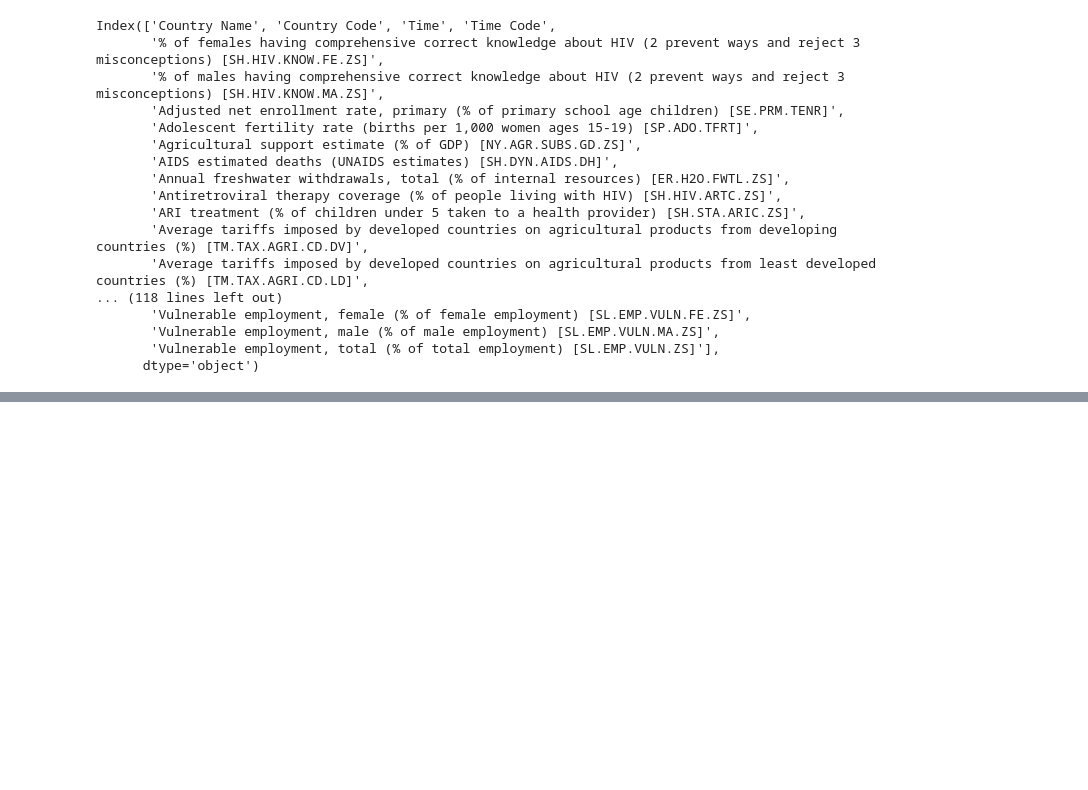
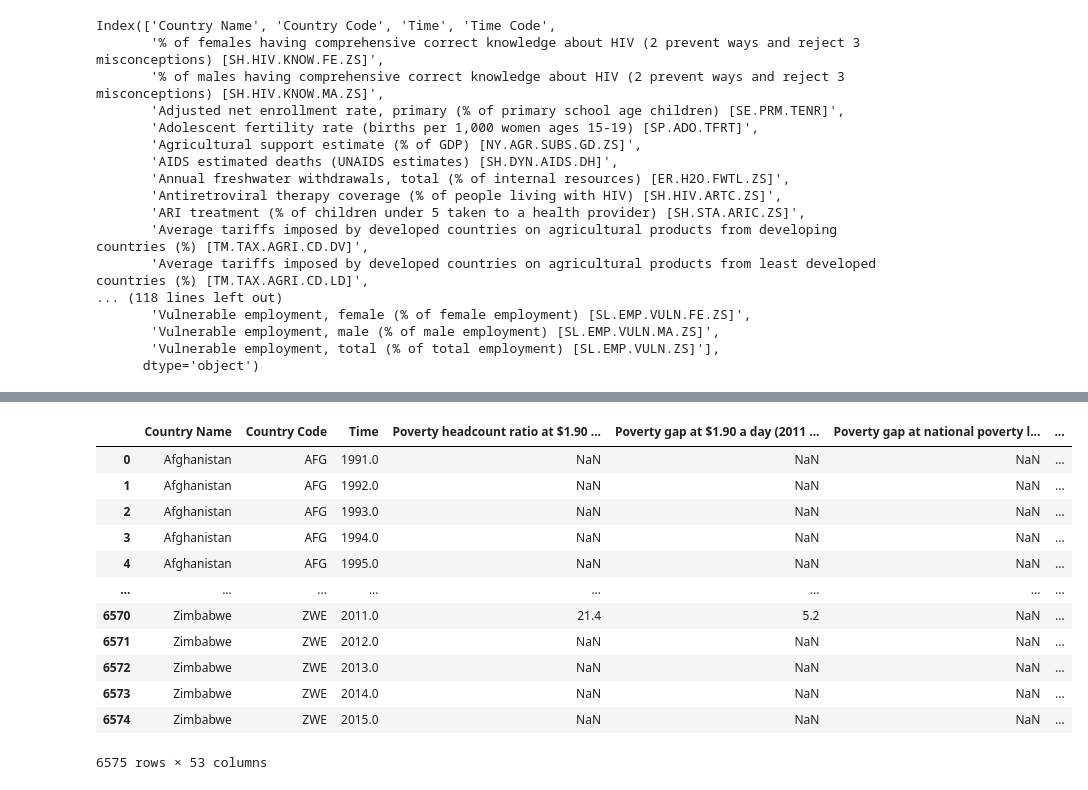
Before and after one commit to naufalahmadd/MDGs_EDA, a Jupyter notebook: Exploratory Data Analysis_Millennium Development Goals.ipynb, the cells around one changed output, grey strips where cells are left out. Drawn from its saved outputs; the diff is of its cells as text; code cells hidden in the pictures; blank space fills up the shorter version.

```diff
--- a/Exploratory Data Analysis_Millennium Development Goals.ipynb
+++ b/Exploratory Data Analysis_Millennium Development Goals.ipynb
@@ -122,2 +126,18 @@ print(df.isnull().sum().sum())
 0
 172842
+# %%
+df
+# %% [output]
+|  | Country Name | Country Code | Time | Poverty headcount ratio at $1.90 ... | Poverty gap at $1.90 a day (2011 ... | Poverty gap at national poverty l... | ... |
+| 0 | Afghanistan | AFG | 1991.0 | NaN | NaN | NaN | ... |
+| 1 | Afghanistan | AFG | 1992.0 | NaN | NaN | NaN | ... |
+| 2 | Afghanistan | AFG | 1993.0 | NaN | NaN | NaN | ... |
+| 3 | Afghanistan | AFG | 1994.0 | NaN | NaN | NaN | ... |
+| 4 | Afghanistan | AFG | 1995.0 | NaN | NaN | NaN | ... |
+| ... | ... | ... | ... | ... | ... | ... | ... |
+| 6570 | Zimbabwe | ZWE | 2011.0 | 21.4 | 5.2 | NaN | ... |
+| 6571 | Zimbabwe | ZWE | 2012.0 | NaN | NaN | NaN | ... |
+| 6572 | Zimbabwe | ZWE | 2013.0 | NaN | NaN | NaN | ... |
+| 6573 | Zimbabwe | ZWE | 2014.0 | NaN | NaN | NaN | ... |
+| 6574 | Zimbabwe | ZWE | 2015.0 | NaN | NaN | NaN | ... |
+6575 rows × 53 columns
```
Also changed, not shown: parts of 4 cells of this notebook.
